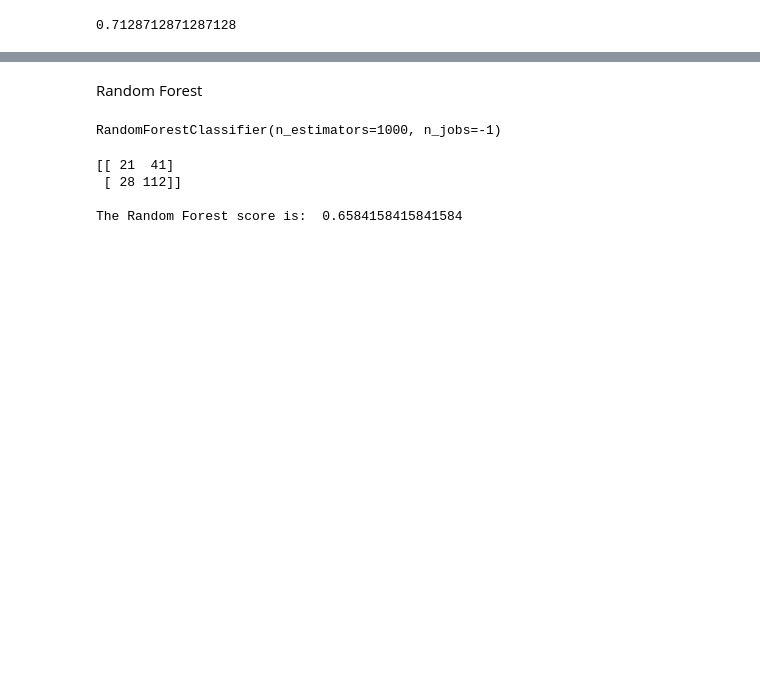
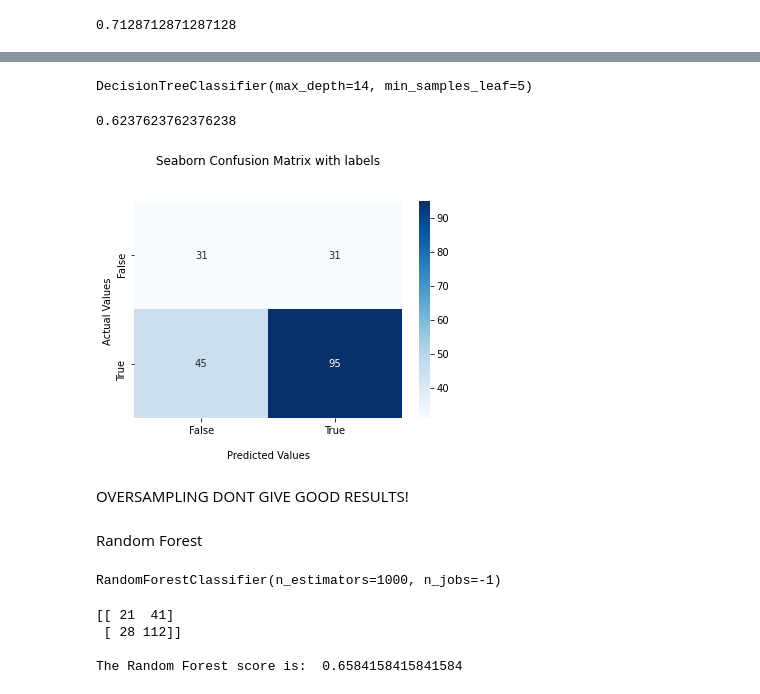
Before and after one commit to GerardoGrana/DHdatascienceG8, a Jupyter notebook: Arbol de decisión y ensambles.ipynb, the cells around one changed output, grey strips where cells are left out. Cells and saved outputs as stored; diff of their text form; code cells hidden in the pictures; blank space fills up the shorter version.

```diff
--- a/Arbol de decisión y ensambles.ipynb
+++ b/Arbol de decisión y ensambles.ipynb
@@ -148,0 +188,6 @@ Image(graph2.create_png())
+# %%
+categorical_cols=(X_train_cat.dtypes=='object').values
+numerical_cols= ~categorical_cols
+
+sm=SMOTENC(categorical_features=categorical_cols,k_neighbors=5,random_state=0)
+X_train_sm,y_train_sm=sm.fit_resample(X_train_cat,y_train)
@@ -148,0 +202,17 @@ Image(graph2.create_png())
+# %%
+enc=OneHotEncoder(drop='first',sparse=False)
+train_dummies=enc.fit_transform(X_train_sm.loc[:,categorical_cols])
+train_dummies=pd.DataFrame(train_dummies)
+train_dummies.columns=[x for cat_list in enc.categories_ for x in cat_list[1:]]
+
+X_train_final=X_train_sm.loc[:,numerical_cols].join(train_dummies)
+
+test_dummies=enc.transform(X_test_cat.loc[:,categorical_cols])
+test_dummies=pd.DataFrame(test_dummies)
+test_dummies.columns=[x for cat_list in enc.categories_ for x in cat_list[1:]]
+test_dummies.index=X_test.index
+
+X_test_final=X_test_cat.loc[:,numerical_cols].join(test_dummies)
+
+print(X_train_final.shape)
+print(X_test_final.shape)
@@ -148,0 +222,2 @@ Image(graph2.create_png())
+# %%
+grid_search.fit(X_train_final, y_train_sm)
@@ -149,3 +232,33 @@ Image(graph2.create_png())
+# %%
+cv_clf_os = grid_search.best_estimator_
+cv_clf_os
+# %% [output]
+DecisionTreeClassifier(max_depth=14, min_samples_leaf=5)
+# %%
+#Score para el test
+accuracy_score(y_test, cv_clf_os.predict(X_test_final))
+# %% [output]
+0.6237623762376238
+# %%
+#Matriz de confusion
+cf_matrix= confusion_matrix(y_test, cv_clf_os.predict(X_test_final))
+
+ax = sns.heatmap(cf_matrix, annot=True, cmap='Blues')
+
+ax.set_title('Seaborn Confusion Matrix with labels\n\n');
+ax.set_xlabel('\nPredicted Values')
+ax.set_ylabel('Actual Values ');
+
+## Ticket labels - List must be in alphabetical order
+ax.xaxis.set_ticklabels(['False','True'])
+ax.yaxis.set_ticklabels(['False','True'])
+
+## Display the visualization of the Confusion Matrix.
+plt.show()
+# %% [output]
+[figure, added]
+# %% [markdown]
+OVERSAMPLING DONT GIVE GOOD RESULTS!
 # %%
 #Importamos
 from sklearn.ensemble import RandomForestClassifier, BaggingClassifier, AdaBoostClassifier, GradientBoostingClassifier
```
Also changed, not shown: parts of 13 cells of this notebook, 3 other files.
